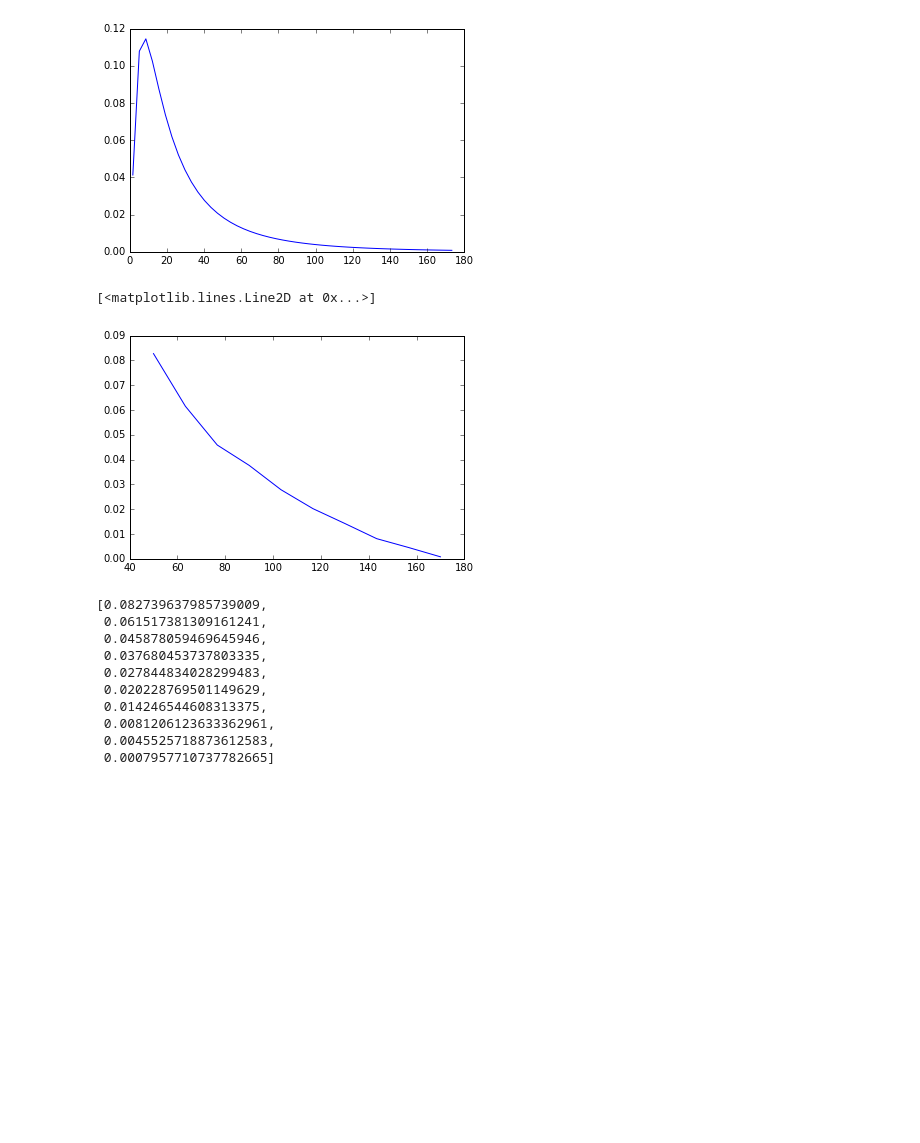
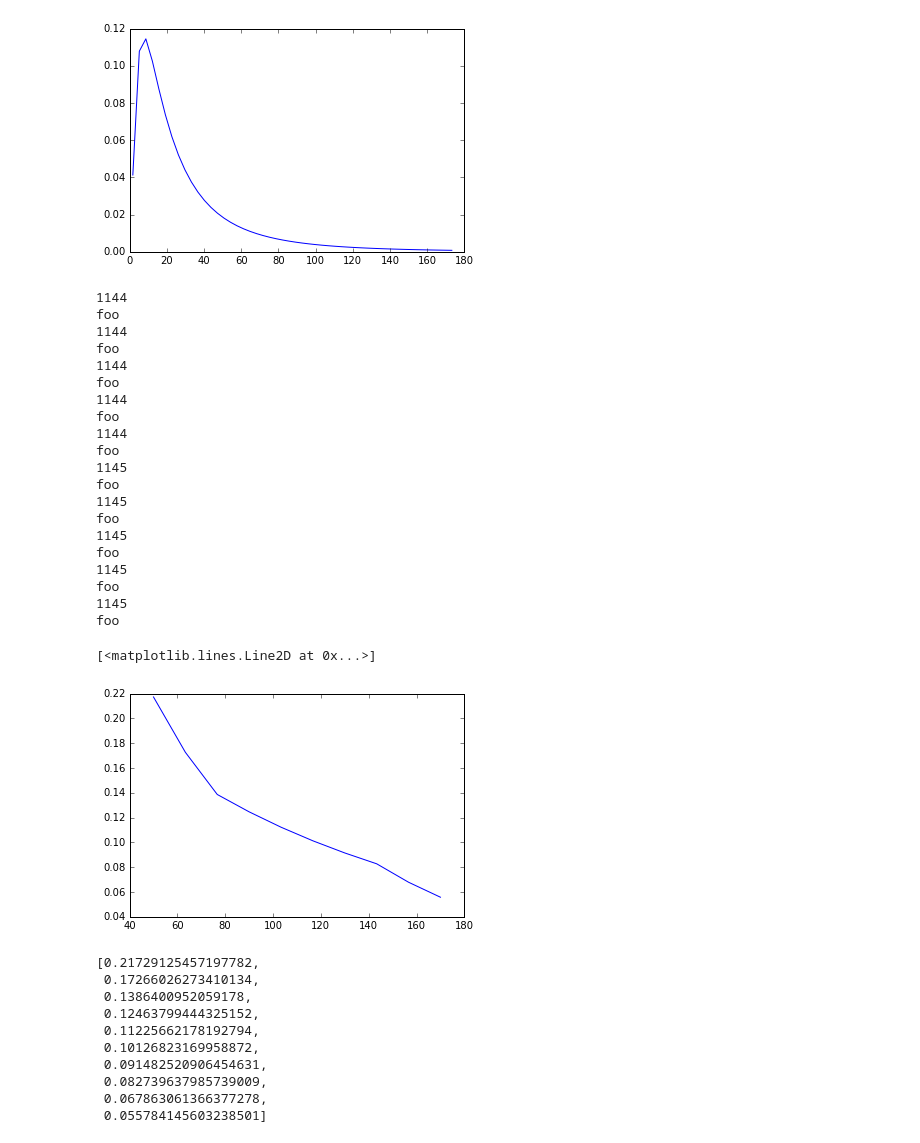
Before and after one commit to rtvt123/QuantEcon.applications, a Jupyter notebook: lake_model/lake_fiscal_policy.ipynb, the cells around one changed output. Drawn from its saved outputs; the diff is of its cells as text; code cells hidden in the pictures; blank space fills up the shorter version.

```diff
--- a/lake_model/lake_fiscal_policy.ipynb
+++ b/lake_model/lake_fiscal_policy.ipynb
@@ -77,37 +68,58 @@ def compute_optimal_quantities(c, T):
                      beta=beta,
                      gamma=gamma,
                      c=c-T,         # post tax compensation
-                     u=u,
+                     sigma=sigma,
                      w_vec=w_vec-T, # post tax wages
                      p_vec=p_vec)
 
     w_bar, V, U = compute_reservation_wage(mcm, return_values=True)
-    lmda = np.sum(p_vec[w_vec > w_bar])
+    lmda = gamma* np.sum(p_vec[w_vec > w_bar])
     return w_bar, lmda, V, U
 # %%
 fig, ax = plt.subplots()
 lmda_vec = []
-T = 1.0
+
 for c in c_vec:
+    T = 0.5 * c
     w_bar, lmda, V, U = compute_optimal_quantities(c, T)
     lmda_vec.append(lmda)
 ax.plot(c_vec, lmda_vec)
 # %% [output]
-[<matplotlib.lines.Line2D at 0x...>]
+1144
+foo
+1144
+foo
+1144
+foo
+1144
+foo
+1144
+foo
+1145
+foo
+1145
+foo
+1145
+foo
+1145
+foo
+1145
+foo
+[<matplotlib.lines.Line2D at 0x...>]
-[figure, old version]
+[figure, new version]
 # %%
 lmda_vec
 # %% [output]
-[0.082739637985739009,
- 0.061517381309161241,
- 0.045878059469645946,
- 0.037680453737803335,
- 0.027844834028299483,
- 0.020228769501149629,
- 0.014246544608313375,
- 0.0081206123633362961,
- 0.0045525718873612583,
- 0.0007957710737782665]
+[0.21729125457197782,
+ 0.17266026273410134,
+ 0.1386400952059178,
+ 0.12463799444325152,
+ 0.11225662178192794,
+ 0.10126823169958872,
+ 0.091482520906454631,
+ 0.082739637985739009,
+ 0.067863061366377278,
+ 0.055784145603238501]
 # %%
 def compute_steady_state_quantities(c, T):
     """
```
Also changed, not shown: parts of 5 cells of this notebook, 1 other file.
